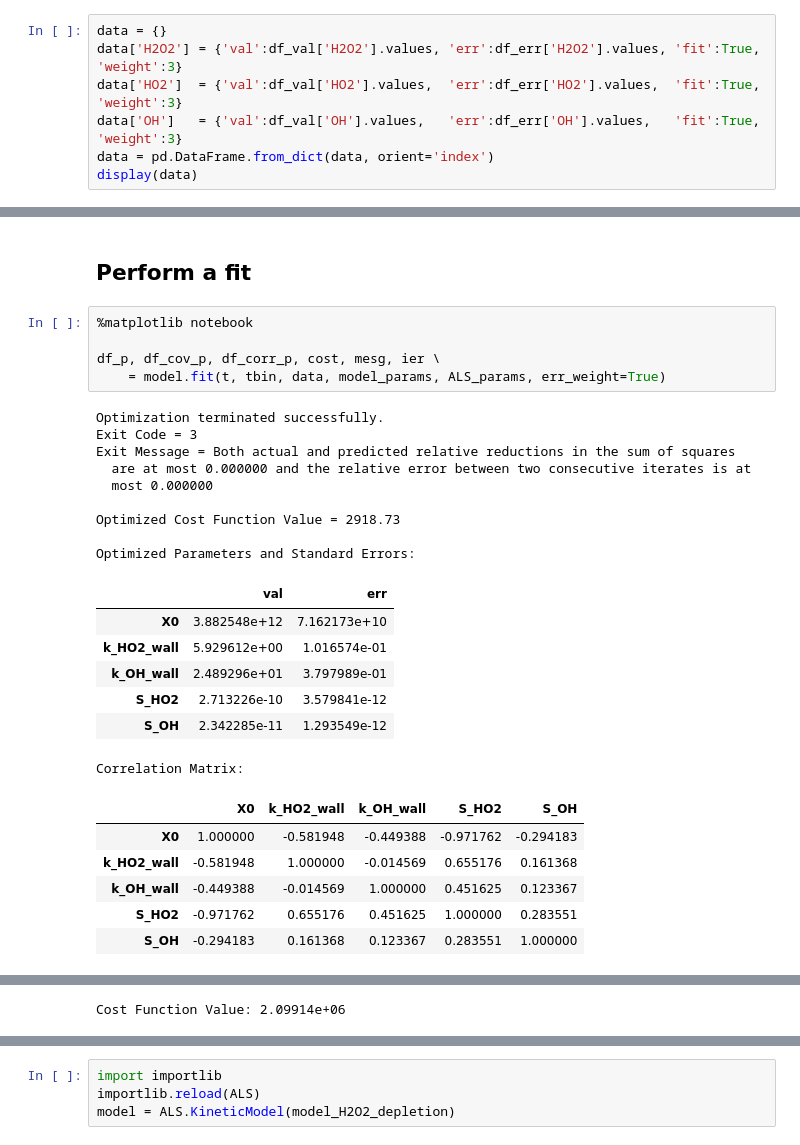
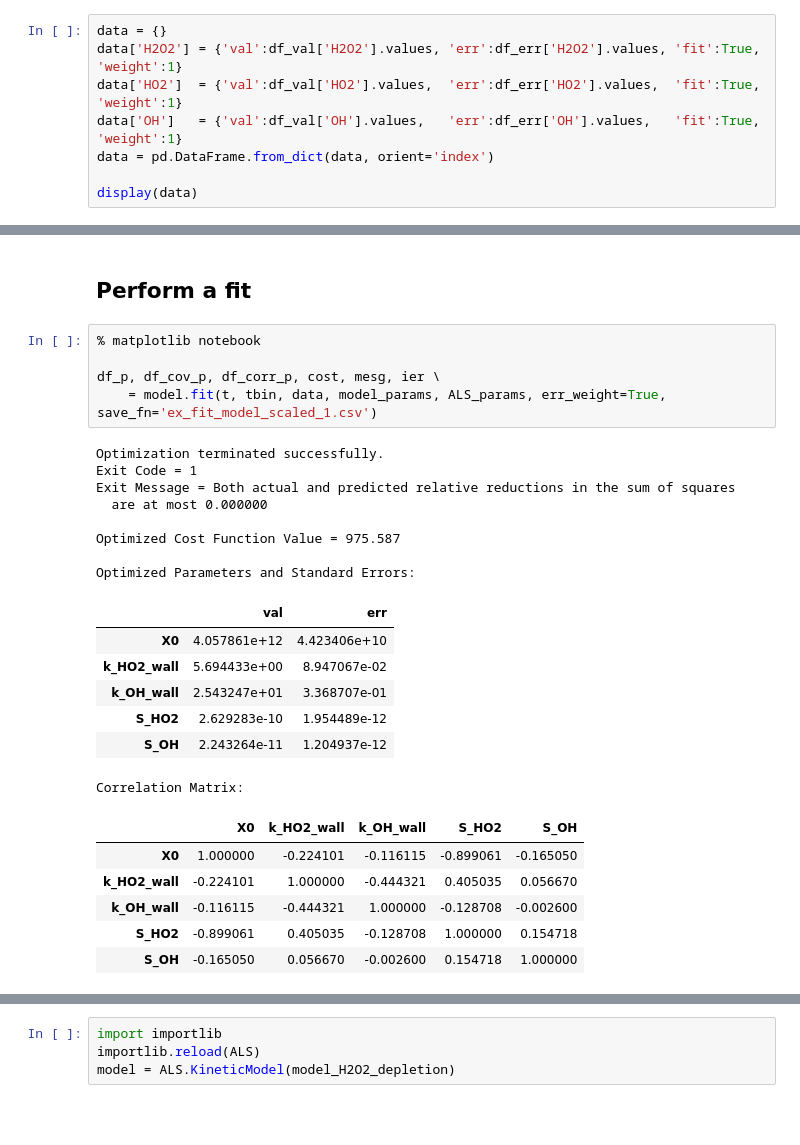
Before and after one commit to mdsmarte/ALS-Kinetic-Model, a Jupyter notebook: ex_notebook_1.ipynb, the cells around one changed output, grey strips where cells are left out. Saved outputs shown, nothing was run; the diff lists cells and outputs as text; blank space fills up the shorter version.

```diff
--- a/ex_notebook_1.ipynb
+++ b/ex_notebook_1.ipynb
@@ -58,10 +59,11 @@ df_err = df_err.drop(drop_indices, axis=0).reset_index(drop=True)
 Step 2:
 # %%
 data = {}
-data['H2O2'] = {'val':df_val['H2O2'].values, 'err':df_err['H2O2'].values, 'fit':True, 'weight':3}
-data['HO2']  = {'val':df_val['HO2'].values,  'err':df_err['HO2'].values,  'fit':True, 'weight':3}
-data['OH']   = {'val':df_val['OH'].values,   'err':df_err['OH'].values,   'fit':True, 'weight':3}
+data['H2O2'] = {'val':df_val['H2O2'].values, 'err':df_err['H2O2'].values, 'fit':True, 'weight':1}
+data['HO2']  = {'val':df_val['HO2'].values,  'err':df_err['HO2'].values,  'fit':True, 'weight':1}
+data['OH']   = {'val':df_val['OH'].values,   'err':df_err['OH'].values,   'fit':True, 'weight':1}
 data = pd.DataFrame.from_dict(data, orient='index')
+
 display(data)
 # %% [output]
 |  | val | err | fit | weight |
@@ -118,33 +134,31 @@ Inputted ALS Params:
 # %% [markdown]
 ## Perform a fit
 # %%
-%matplotlib notebook
+% matplotlib notebook
 
 df_p, df_cov_p, df_corr_p, cost, mesg, ier \
-    = model.fit(t, tbin, data, model_params, ALS_params, err_weight=True)
+    = model.fit(t, tbin, data, model_params, ALS_params, err_weight=True, save_fn='ex_fit_model_scaled_1.csv')
 # %% [output]
 Optimization terminated successfully.
-Exit Code = 3
+Exit Code = 1
 Exit Message = Both actual and predicted relative reductions in the sum of squares
-  are at most 0.000000 and the relative error between two consecutive iterates is at
-  most 0.000000
+  are at most 0.000000
 
-Optimized Cost Function Value = 2918.73
+Optimized Cost Function Value = 975.587
 
 Optimized Parameters and Standard Errors:
 |  | val | err |
-| X0 | 3.882548e+12 | 7.162173e+10 |
-| k_HO2_wall | 5.929612e+00 | 1.016574e-01 |
-| k_OH_wall | 2.489296e+01 | 3.797989e-01 |
-| S_HO2 | 2.713226e-10 | 3.579841e-12 |
-| S_OH | 2.342285e-11 | 1.293549e-12 |
+| X0 | 4.057861e+12 | 4.423406e+10 |
+| k_HO2_wall | 5.694433e+00 | 8.947067e-02 |
+| k_OH_wall | 2.543247e+01 | 3.368707e-01 |
+| S_HO2 | 2.629283e-10 | 1.954489e-12 |
+| S_OH | 2.243264e-11 | 1.204937e-12 |
 Correlation Matrix:
 |  | X0 | k_HO2_wall | k_OH_wall | S_HO2 | S_OH |
-| X0 | 1.000000 | -0.581948 | -0.449388 | -0.971762 | -0.294183 |
-| k_HO2_wall | -0.581948 | 1.000000 | -0.014569 | 0.655176 | 0.161368 |
-| k_OH_wall | -0.449388 | -0.014569 | 1.000000 | 0.451625 | 0.123367 |
-| S_HO2 | -0.971762 | 0.655176 | 0.451625 | 1.000000 | 0.283551 |
-| S_OH | -0.294183 | 0.161368 | 0.123367 | 0.283551 | 1.000000 |
+| X0 | 1.000000 | -0.224101 | -0.116115 | -0.899061 | -0.165050 |
+| k_HO2_wall | -0.224101 | 1.000000 | -0.444321 | 0.405035 | 0.056670 |
+| k_OH_wall | -0.116115 | -0.444321 | 1.000000 | -0.128708 | -0.002600 |
+| S_HO2 | -0.899061 | 0.405035 | -0.128708 | 1.000000 | 0.154718 |
+| S_OH | -0.165050 | 0.056670 | -0.002600 | 0.154718 | 1.000000 |
 [interactive output not drawn]
 [interactive output not drawn]
-Cost Function Value: 2.09914e+06
```
Also changed, not shown: parts of 8 cells of this notebook, 4 other files.
